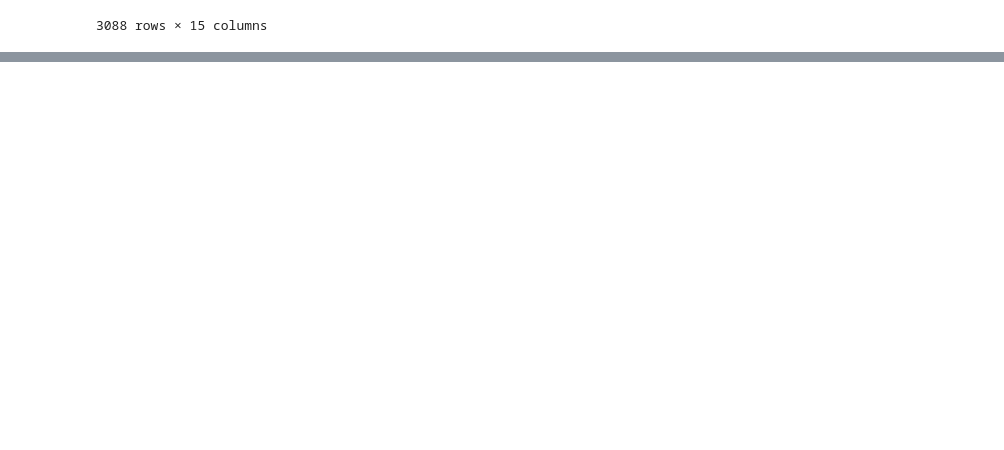
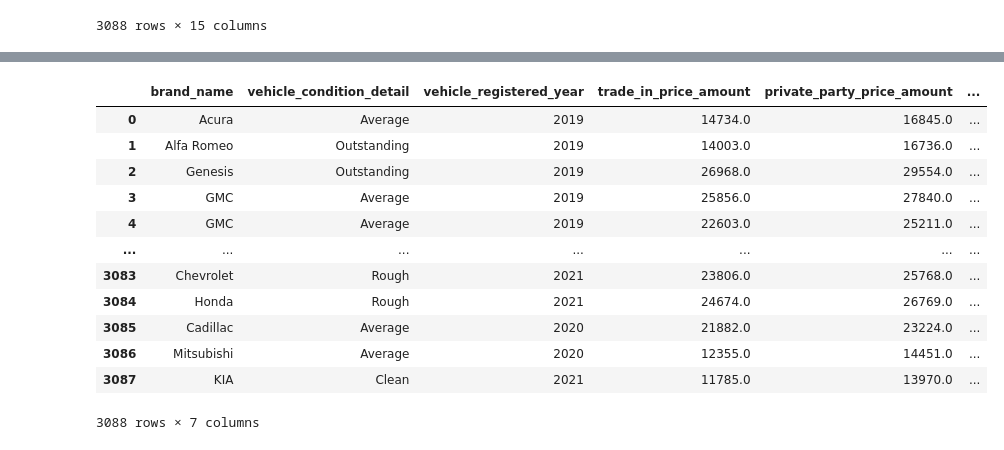
Before and after one commit to haritsm/vehicledatabase-exploration, a Jupyter notebook: vehicle.ipynb, the cells around one changed output, grey strips where cells are left out. Saved outputs shown, nothing was run; the diff lists cells and outputs as text; code cells hidden in the pictures; blank space fills up the shorter version.

```diff
--- a/vehicle.ipynb
+++ b/vehicle.ipynb
@@ -219,4 +244,24 @@ results
 | 3087 | c03b42baccc64fe9baa179518ec36596 | 61d8c83a74bb6f7461b4554eb9a2dee4 | efd756894f0f48b8f48e481f5cda40d7 | KIA | RIO | False | 2021 | ... |
 3088 rows × 15 columns
 # %%
-results.to_excel('export.xlsx', index=False)
+import duckdb
+
+sql_script = '''
+    SELECT
+        vehicle_registered_year,
+        brand_name,
+        AVG(trade_in_price_amount) AS avg_trade_in_price,
+        AVG(private_party_price_amount) AS avg_private_party_price,
+        AVG(dealer_detail_price_amount) AS avg_dealer_price
+    FROM
+        silver_fact_vehicle_value
+    GROUP BY
+        1, 2
+    ORDER BY
+        avg_dealer_price DESC
+'''
+
+with duckdb.connect("dbt_workspace/vehicle_database/data/vehicle_database.db") as con:
+    results = con.sql(sql_script).df()
+
+results
@@ -222,0 +282,36 @@ results.to_excel('export.xlsx', index=False)
+# %%
+import duckdb
+
+sql_script = '''
+    SELECT
+        brand_name,
+        vehicle_condition_detail,
+        vehicle_registered_year,
+        trade_in_price_amount,
+        private_party_price_amount,
+        dealer_detail_price_amount,
+        COUNT(*) AS frequency
+    FROM
+        silver_fact_vehicle_value
+    GROUP BY
+        1,2,3,4,5,6
+'''
+
+with duckdb.connect("dbt_workspace/vehicle_database/data/vehicle_database.db") as con:
+    results = con.sql(sql_script).df()
+
+results
+# %% [output]
+|  | brand_name | vehicle_condition_detail | vehicle_registered_year | trade_in_price_amount | private_party_price_amount | ... |
+| 0 | Acura | Average | 2019 | 14734.0 | 16845.0 | ... |
+| 1 | Alfa Romeo | Outstanding | 2019 | 14003.0 | 16736.0 | ... |
+| 2 | Genesis | Outstanding | 2019 | 26968.0 | 29554.0 | ... |
+| 3 | GMC | Average | 2019 | 25856.0 | 27840.0 | ... |
+| 4 | GMC | Average | 2019 | 22603.0 | 25211.0 | ... |
+| ... | ... | ... | ... | ... | ... | ... |
+| 3083 | Chevrolet | Rough | 2021 | 23806.0 | 25768.0 | ... |
+| 3084 | Honda | Rough | 2021 | 24674.0 | 26769.0 | ... |
+| 3085 | Cadillac | Average | 2020 | 21882.0 | 23224.0 | ... |
+| 3086 | Mitsubishi | Average | 2020 | 12355.0 | 14451.0 | ... |
+| 3087 | KIA | Clean | 2021 | 11785.0 | 13970.0 | ... |
+3088 rows × 7 columns
```
Also changed, not shown: parts of 6 cells of this notebook, 9 other files.
